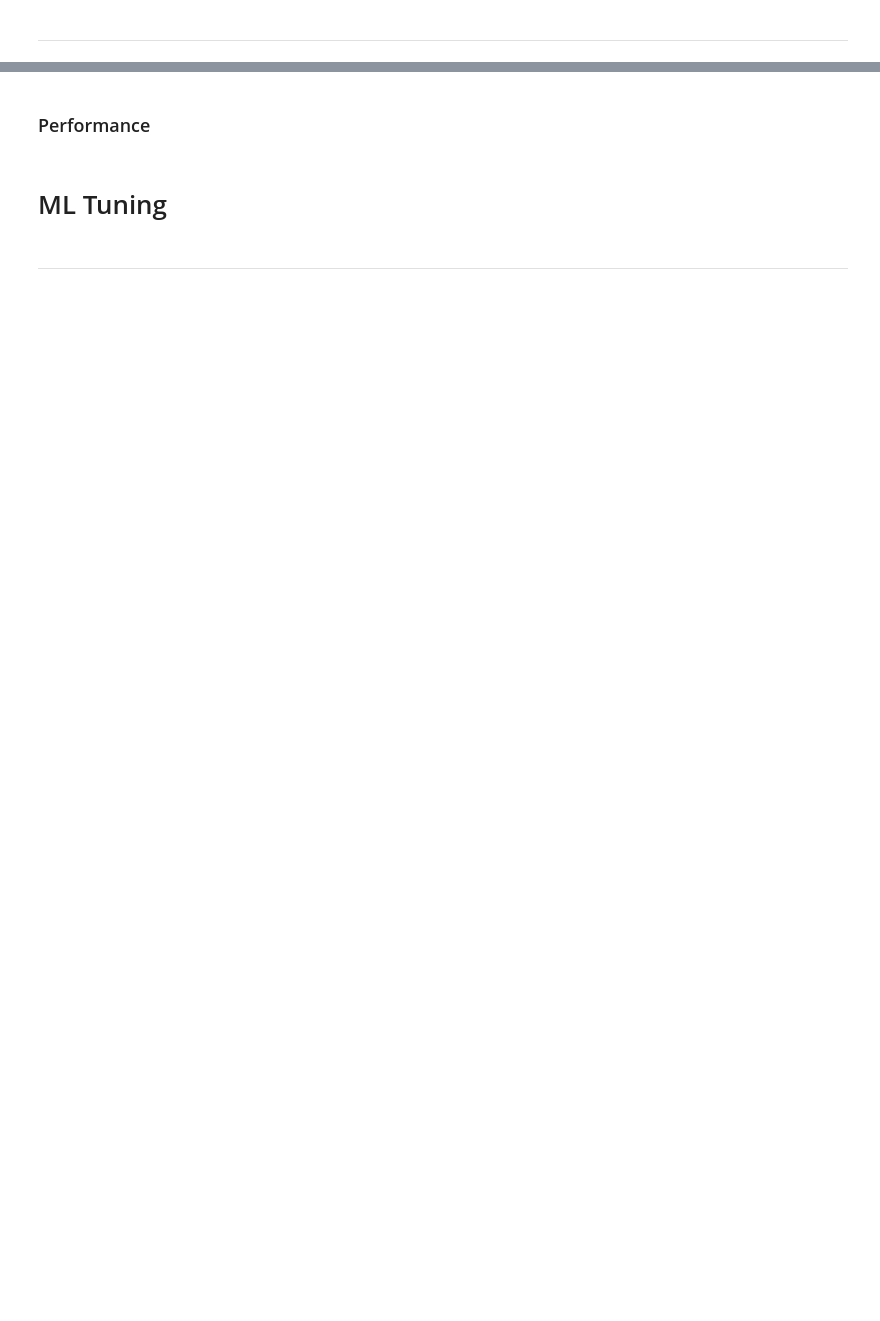
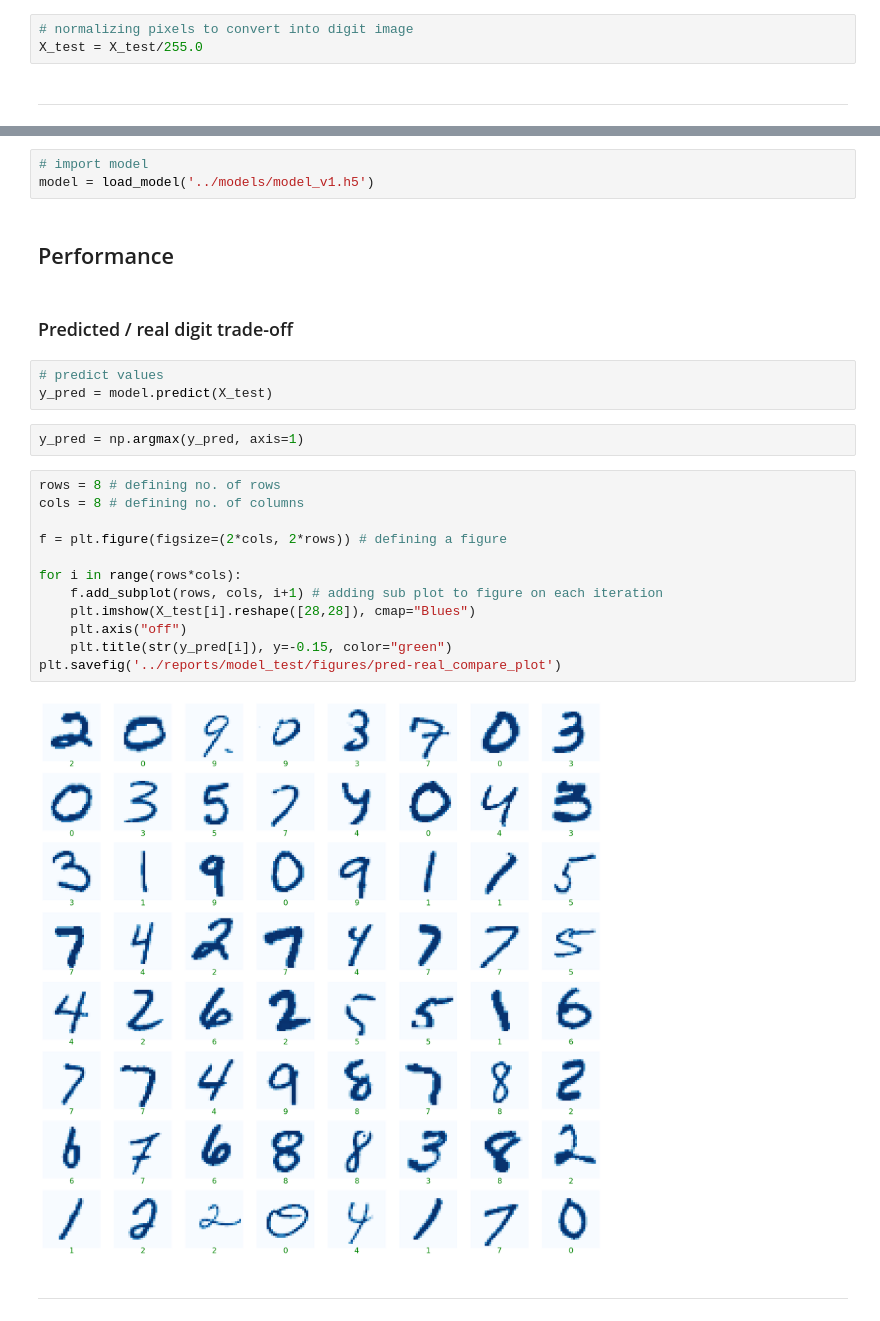
Before and after one commit to adilsmh/Digit-Recognizer, a Jupyter notebook: notebooks/notebook_predict.ipynb, the cells around one changed output, grey strips where cells are left out. Saved outputs shown, nothing was run; the diff lists cells and outputs as text; blank space fills up the shorter version.

```diff
--- a/notebooks/notebook_predict.ipynb
+++ b/notebooks/notebook_predict.ipynb
@@ -99,2 +87,5 @@ If the test set very specific to certain features, the model will under-fit and
+# %%
+# normalizing pixels to convert into digit image
+X_test = X_test/255.0
 # %% [markdown]
 ------------------------------------
@@ -103,6 +103,28 @@ If the test set very specific to certain features, the model will under-fit and
+# %%
+# import model
+model = load_model('../models/model_v1.h5')
 # %% [markdown]
-### Performance
+## Performance
-# %% [markdown]
-# ML Tuning
+# %% [markdown]
+### Predicted / real digit trade-off
+# %%
+# predict values
+y_pred = model.predict(X_test)
+# %%
+y_pred = np.argmax(y_pred, axis=1)
+# %%
+rows = 8 # defining no. of rows
+cols = 8 # defining no. of columns
+
+f = plt.figure(figsize=(2*cols, 2*rows)) # defining a figure
+
+for i in range(rows*cols):
+    f.add_subplot(rows, cols, i+1) # adding sub plot to figure on each iteration
+    plt.imshow(X_test[i].reshape([28,28]), cmap="Blues")
+    plt.axis("off")
+    plt.title(str(y_pred[i]), y=-0.15, color="green")
+plt.savefig('../reports/model_test/figures/pred-real_compare_plot')
+# %% [output]
+[figure, added]
 # %% [markdown]
 -------------------------------
```
Also changed, not shown: parts of 30 cells of this notebook, 9 other files.
